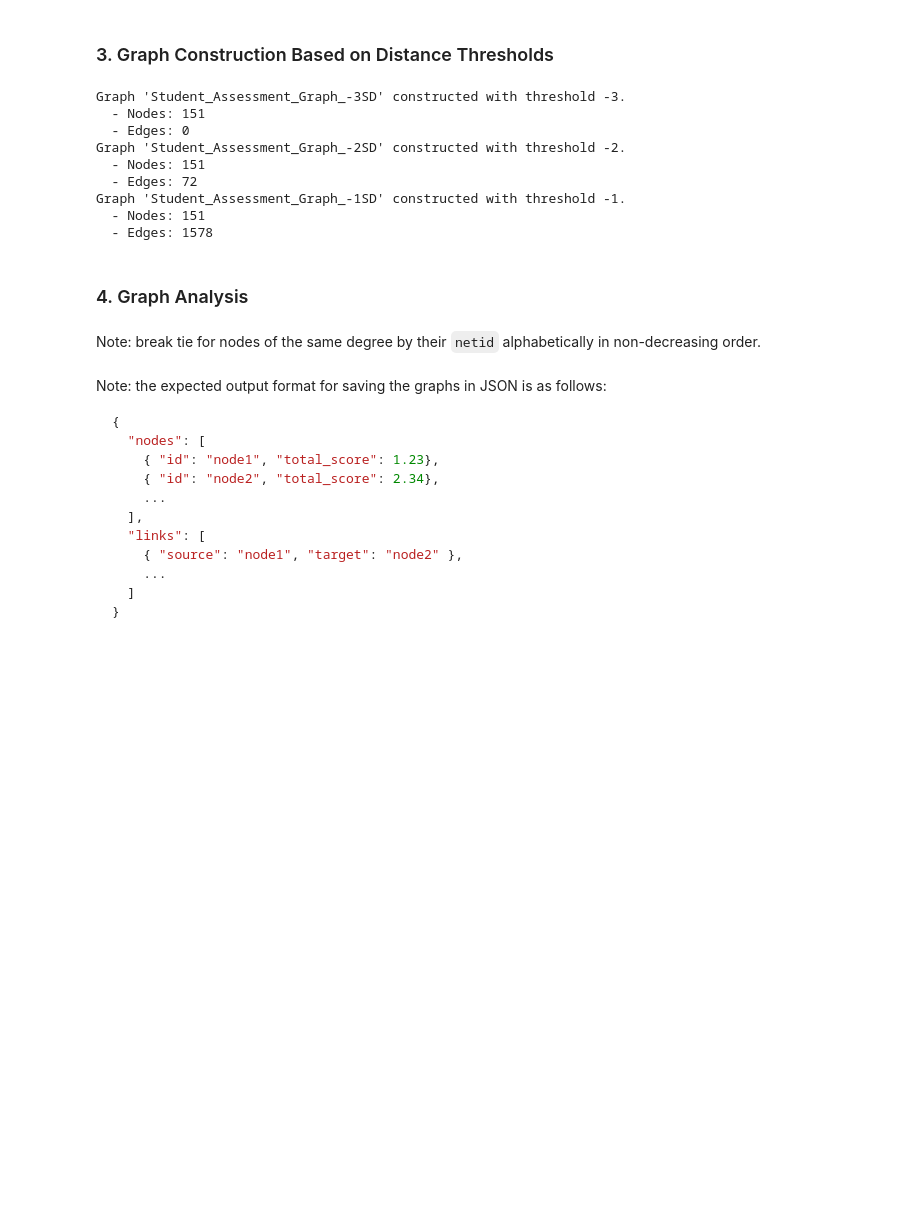
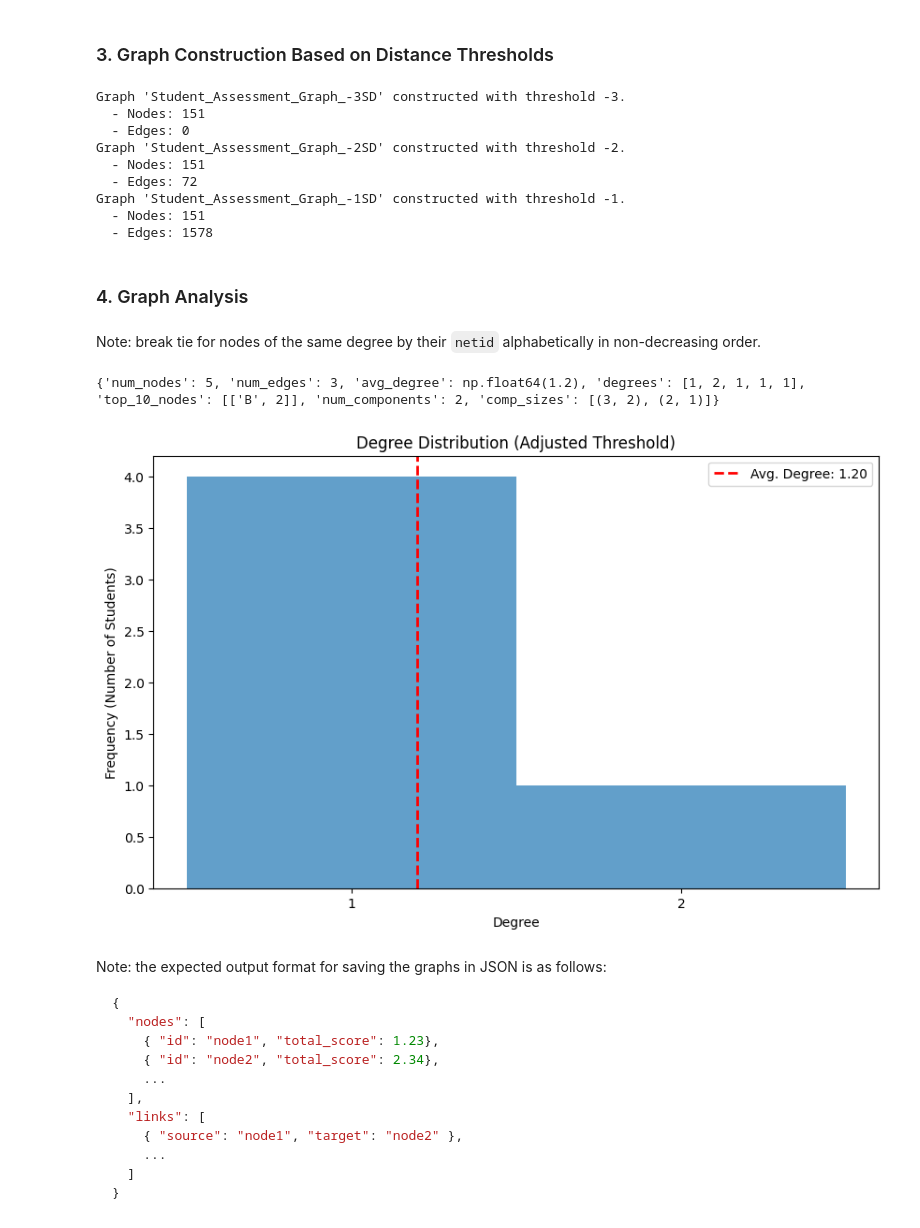
Before and after one commit to rafzal2020/DataBench_SAGA, a Jupyter notebook: DE_SA.ipynb, the cells around one changed output. Cells and saved outputs as stored; diff of their text form; code cells hidden in the pictures; blank space fills up the shorter version.

Commit message:
commit thurs 12:30pm
Coded all graphing parts

```diff
--- a/DE_SA.ipynb
+++ b/DE_SA.ipynb
@@ -670,6 +673,7 @@ def analyze_graph(G, df):
          "comp_sizes": list of ints as [vSize, eSize]
          }
     """
+
     num_nodes = G.number_of_nodes()
     num_edges = G.number_of_edges()
     num_components = nx.number_connected_components(G)
@@ -677,12 +681,15 @@ def analyze_graph(G, df):
     degrees = [val for (node, val) in G.degree()]
     avg_degree = np.mean(degrees) if degrees else 0
 
-    comp_sizes = [len(c) for c in sorted(nx.connected_components(G), key=len, reverse=True)]
+    comp_sizes = [(len(c), G.subgraph(c).number_of_edges()) for c in nx.connected_components(G)]
 
-    # top 10 nodes by degree, secondary sort by ruid
-    top_10_nodes = sorted(G.degree, key=lambda x: (-x[1], x[0]))[:10]
-    # list of [netid, degree]
-    top_10_nodes = [[node, deg] for node, deg in top_10_nodes]
+    degree_df = pd.DataFrame({'netid': G.nodes(), 'degree': degrees})
+    degree_df = degree_df.sort_values(by='degree', ascending=False)
+
+    if not degree_df.empty:
+        top_10_percentile_degree = degree_df['degree'].quantile(0.9)
+        top_10_nodes = degree_df[degree_df['degree'] >= top_10_percentile_degree][['netid', 'degree']].values.tolist()
+
 
     return {
         "num_nodes": num_nodes,
@@ -693,23 +700,53 @@ def analyze_graph(G, df):
         "num_components": num_components,
         "comp_sizes": comp_sizes
     }
+
+
+# test
+# G_test = nx.Graph(name="TestGraph")
+# G_test.add_nodes_from(["A", "B", "C", "D", "E"])
+# G_test.add_edges_from([("A","B"), ("B","C"), ("D","E")])
+
+
+# analysis = analyze_graph(G_test, df=None)  # df is not used for degree/top10
+# print(analysis)
+# %% [output]
+{'num_nodes': 5, 'num_edges': 3, 'avg_degree': np.float64(1.2), 'degrees': [1, 2, 1, 1, 1], 'top_10_nodes': [['B', 2]], 'num_components': 2, 'comp_sizes': [(3, 2), (2, 1)]}
 # %%
 def plot_degree_distribution(G, analysis_results):
     """
     Visualizes the analysis results of a graph.
 
     IN:
     G: nx.Graph, the graph to visualize.
     analysis_results: dict, the analysis results from analyze_graph.
     """
 
     avg_degree = analysis_results['avg_degree']
     degrees = analysis_results['degrees']
     top_10_nodes = analysis_results['top_10_nodes']
 
 
     # Degree distribution
-    # Your_Code_Here
+    plt.figure(figsize=(10, 6))
+    if degrees:
+        bins = range(min(degrees), max(degrees) + 2)
+        plt.hist(degrees, bins=bins, alpha=0.7, align='left')
+        plt.xticks(range(min(degrees), max(degrees) + 1))
+    else:
+        plt.hist([0], bins=1, alpha=0.7, align='left')
+
+    plt.axvline(avg_degree, color='red', linestyle='dashed', linewidth=2, label=f'Avg. Degree: {avg_degree:.2f}')
+    plt.title('Degree Distribution (Adjusted Threshold)')
+    plt.xlabel('Degree')
+    plt.ylabel('Frequency (Number of Students)')
+    plt.legend()
+    plt.show()
+
+# test
+# plot_degree_distribution(G_test, analysis)
+# %% [output]
+[figure, added]
 # %%
 def compute_cc_size_frequency(comp_sizes):
     """
```
Also changed, not shown: parts of 5 cells of this notebook.
